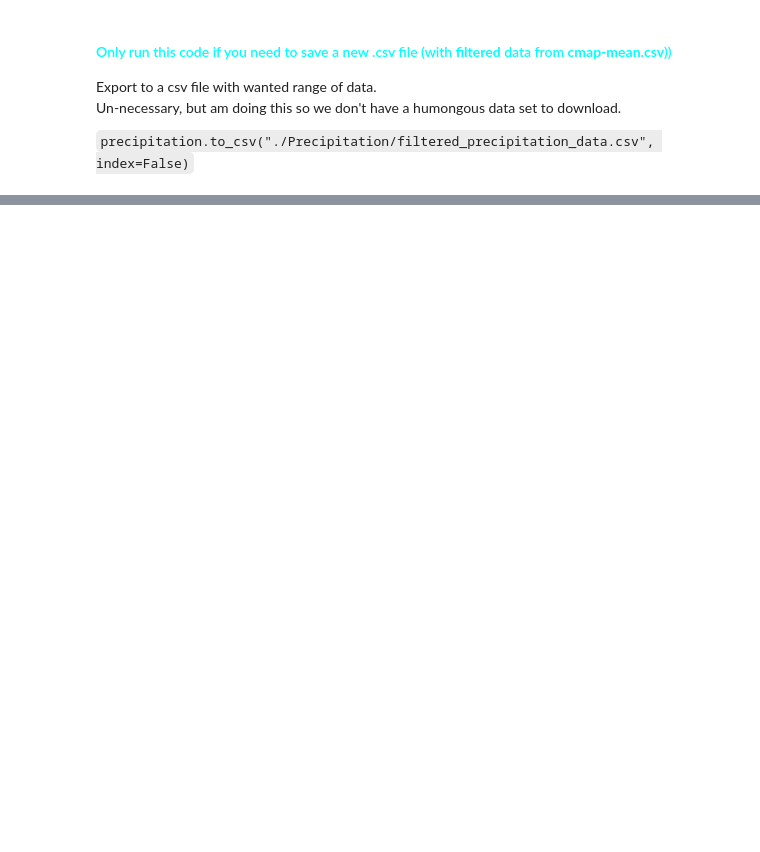
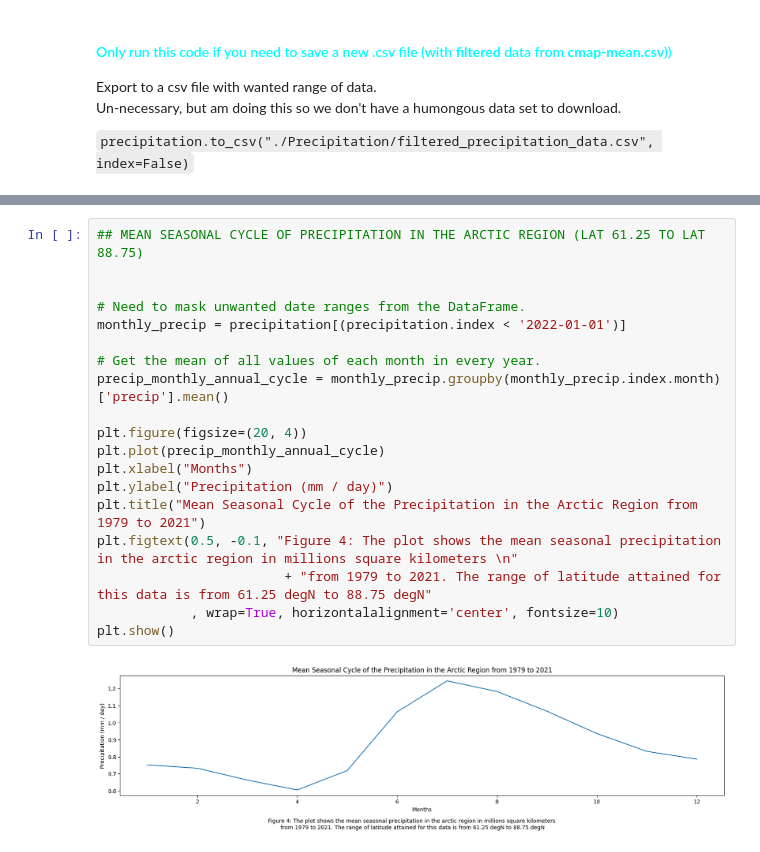
Before and after one commit to gardeneda/Arctic-Ice-vs-Precipitation, a Jupyter notebook: data_management.ipynb, the cells around one changed output, grey strips where cells are left out. Drawn from its saved outputs; the diff is of its cells as text; blank space fills up the shorter version.

```diff
--- a/data_management.ipynb
+++ b/data_management.ipynb
@@ -316,0 +371,21 @@ Un-necessary, but am doing this so we don't have a humongous data set to downloa
+# %%
+## MEAN SEASONAL CYCLE OF PRECIPITATION IN THE ARCTIC REGION (LAT 61.25 TO LAT 88.75)
+
+
+# Need to mask unwanted date ranges from the DataFrame.
+monthly_precip = precipitation[(precipitation.index < '2022-01-01')]
+
+# Get the mean of all values of each month in every year.
+precip_monthly_annual_cycle = monthly_precip.groupby(monthly_precip.index.month)['precip'].mean()
+
+plt.figure(figsize=(20, 4))
+plt.plot(precip_monthly_annual_cycle)
+plt.xlabel("Months")
+plt.ylabel("Precipitation (mm / day)")
+plt.title("Mean Seasonal Cycle of the Precipitation in the Arctic Region from 1979 to 2021")
+plt.figtext(0.5, -0.1, "Figure 4: The plot shows the mean seasonal precipitation in the arctic region in millions square kilometers \n"
+                        + "from 1979 to 2021. The range of latitude attained for this data is from 61.25 degN to 88.75 degN"
+            , wrap=True, horizontalalignment='center', fontsize=10)
+plt.show()
+# %% [output]
+[figure, added]
```
Also changed, not shown: parts of 13 cells of this notebook.
